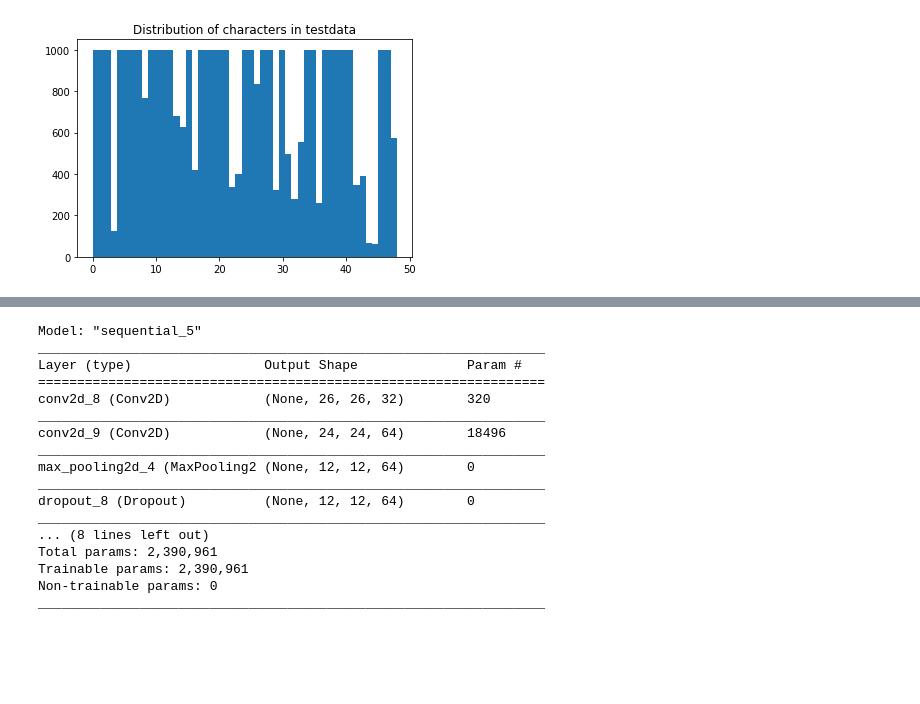
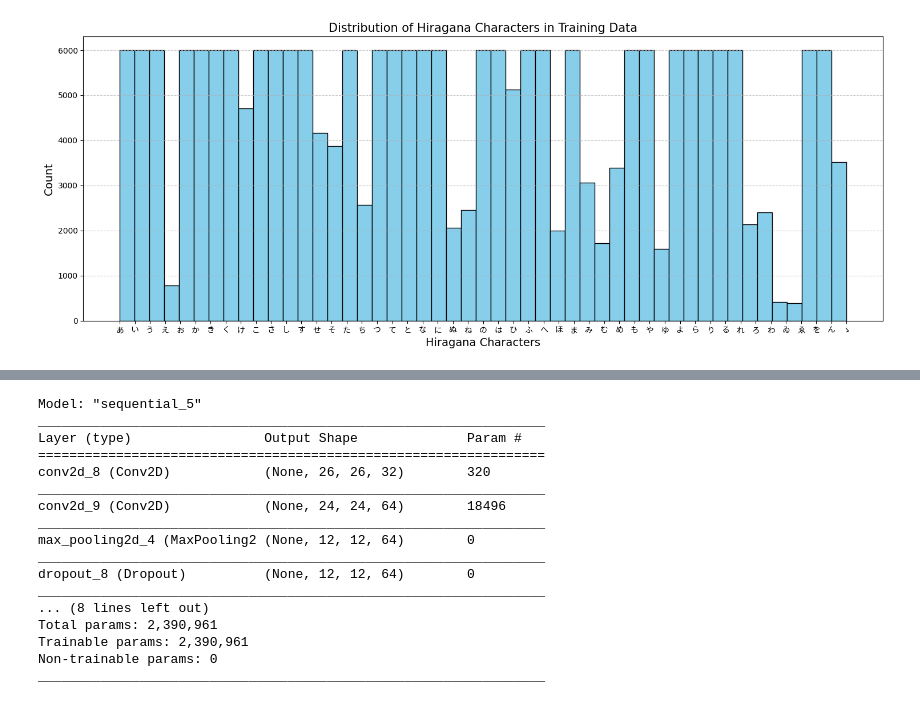
Before and after one commit to RogerSCode/hiragana_classifyer, a Jupyter notebook: hiragana_classifyer.ipynb, the cells around one changed output, grey strips where cells are left out. Saved outputs shown, nothing was run; the diff lists cells and outputs as text; code cells hidden in the pictures; blank space fills up the shorter version.

Commit message:
Update: plots loock way nicer now

```diff
--- a/hiragana_classifyer.ipynb
+++ b/hiragana_classifyer.ipynb
@@ -26,6 +18,19 @@ plt.show()
-# %%
-plt.hist(test_label,bins=49)
-plt.title('Distribution of characters in testdata')
-plt.show()
-# %% [output]
-[figure, removed]
+# %%
+#set font do display japanese characters
+font_path = 'NotoSansJP-Regular.ttf'
+font_prop = fm.FontProperties(fname=font_path)
+# %%
+plt.figure(figsize=(15, 6))
+plt.hist(train_label, bins=49, color='skyblue', edgecolor='black')
+
+# Label the x-axis with hiragana characters
+plt.xticks(char_df['index'], char_df['char'], fontsize=12,fontproperties=font_prop)
+
+# Additional plot enhancements
+plt.title('Distribution of Hiragana Characters in Training Data', fontsize=15)
+plt.xlabel('Hiragana Characters', fontsize=14)
+plt.ylabel('Count', fontsize=14)
+plt.grid(axis='y', linestyle='--', alpha=0.7)
+plt.tight_layout()
+# %% [output]
+[figure, added]
```
Also changed, not shown: parts of 3 cells of this notebook.
